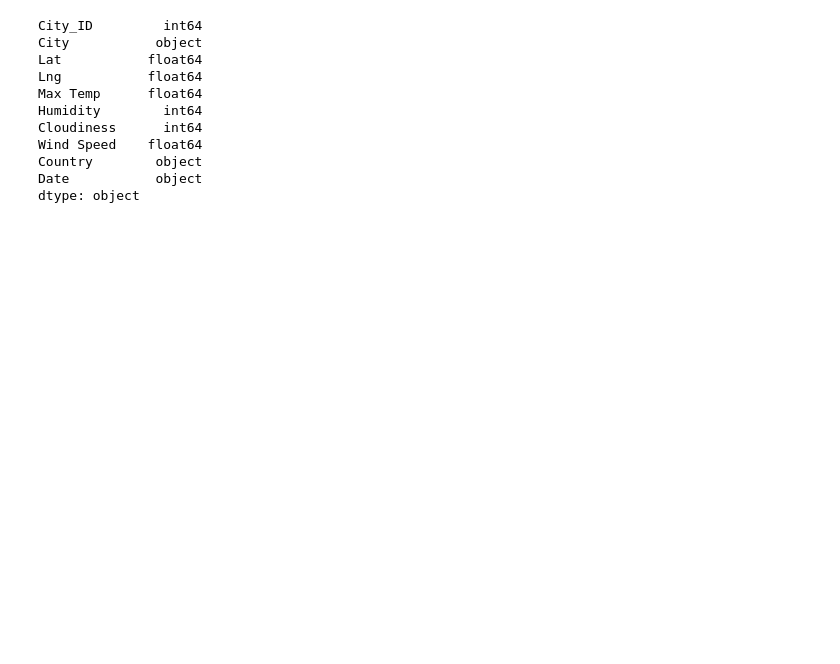
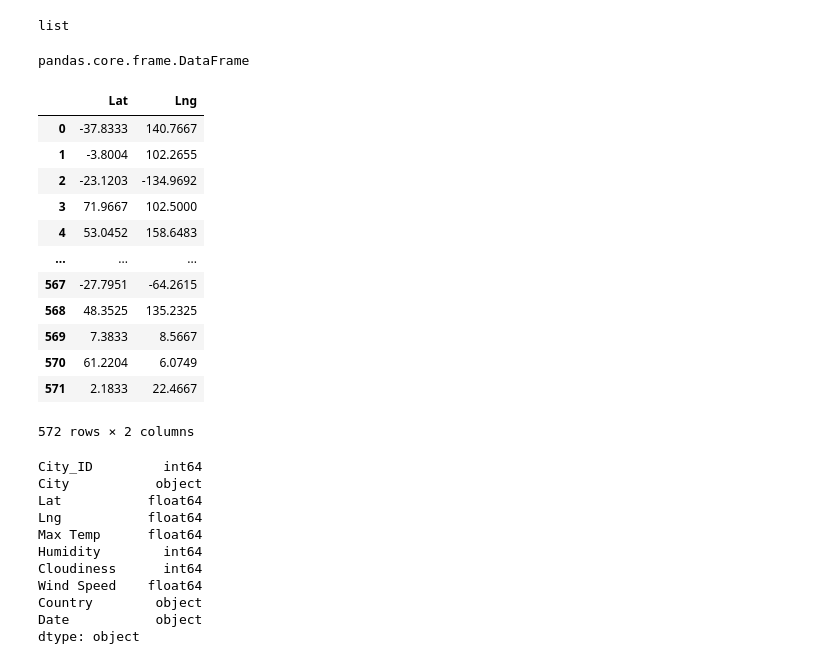
Before and after one commit to ramon0101alonso/World_Weather_Analysis, a Jupyter notebook: VacationPy.ipynb, the cells around one changed output. Saved outputs shown, nothing was run; the diff lists cells and outputs as text; code cells hidden in the pictures; blank space fills up the shorter version.

```diff
--- a/VacationPy.ipynb
+++ b/VacationPy.ipynb
@@ -45,3 +76,29 @@ city_data_df.head()
+# %%
+type(locations)
+# %% [output]
+list
+# %%
+locations2 = city_data_df[["Lat", "Lng"]]
+# %%
+type(locations2)
+# %% [output]
+pandas.core.frame.DataFrame
+# %%
+locations2
+# %% [output]
+|  | Lat | Lng |
+| 0 | -37.8333 | 140.7667 |
+| 1 | -3.8004 | 102.2655 |
+| 2 | -23.1203 | -134.9692 |
+| 3 | 71.9667 | 102.5000 |
+| 4 | 53.0452 | 158.6483 |
+| ... | ... | ... |
+| 567 | -27.7951 | -64.2615 |
+| 568 | 48.3525 | 135.2325 |
+| 569 | 7.3833 | 8.5667 |
+| 570 | 61.2204 | 6.0749 |
+| 571 | 2.1833 | 22.4667 |
+572 rows × 2 columns
 # %%
 #  The data we use for any mapping must be either an integer or a floating-point decimal number.
 # %%
```
Also changed, not shown: parts of 20 cells of this notebook, 6 other files.
